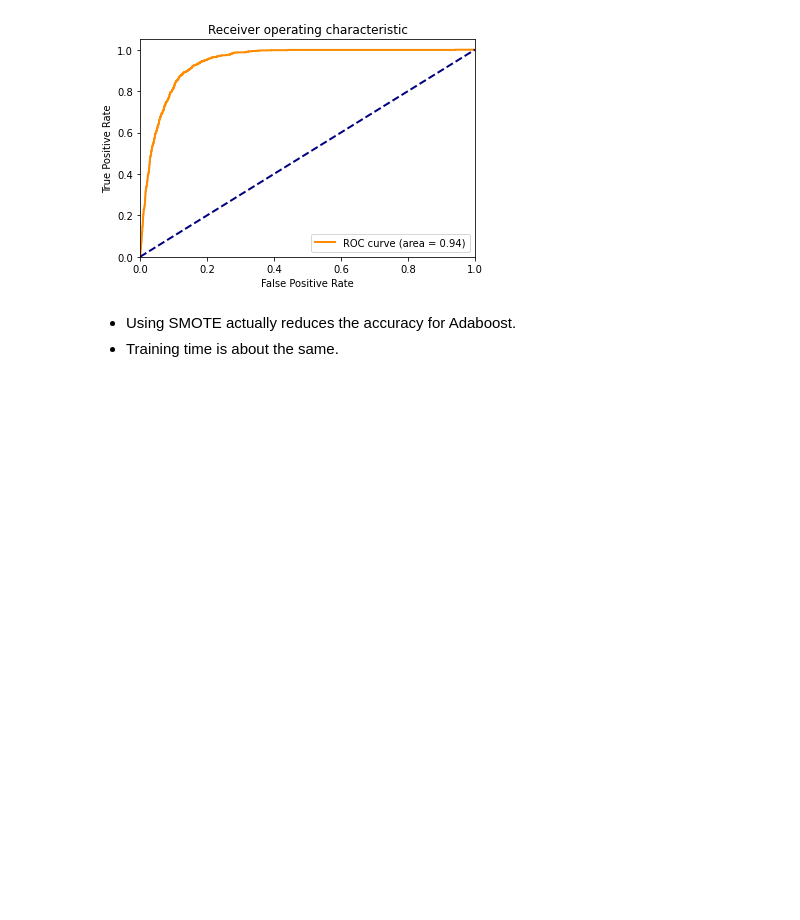
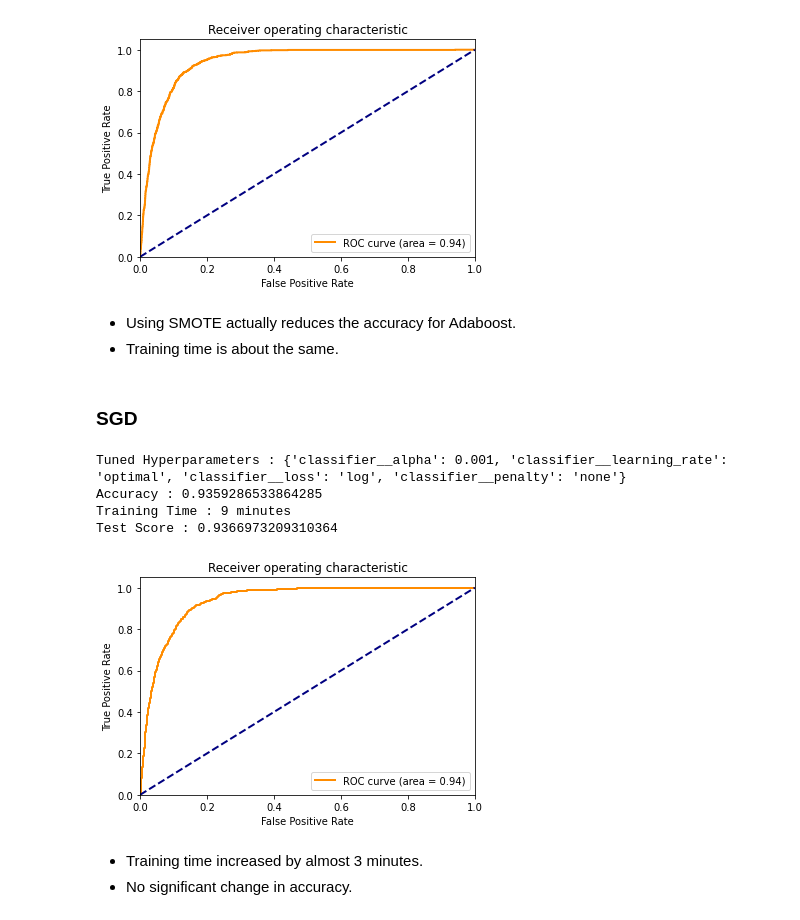
Before and after one commit to gitkym/uvs_bank_marketing_project, a Jupyter notebook: feature_selection.ipynb, the cells around one changed output. Saved outputs shown, nothing was run; the diff lists cells and outputs as text; code cells hidden in the pictures; blank space fills up the shorter version.

Commit message:
smote_trails

```diff
--- a/feature_selection.ipynb
+++ b/feature_selection.ipynb
@@ -576,3 +587,47 @@ Test Score : 0.9416818668761867
 # %% [markdown]
 - Using SMOTE actually reduces the accuracy for Adaboost.
 - Training time is about the same.
+# %% [markdown]
+### SGD
+# %%
+import make_model_3
+reload(make_model_3)
+from make_model_3 import make_model_l, make_model_nl
+
+import make_model_3
+reload(make_model_3)
+from make_model_3 import make_model_l, make_model_nl
+
+random_state = 42
+folds = 5
+over_size = "minority"
+under_size = "majority"
+model_name = f'smote_sgd{over_size}_{under_size}'
+model = SGDClassifier(random_state=random_state)
+parameters = param_grids.param_sgd
+
+df = df_orig.copy()
+
+clf_grid, time, test_score = make_model_nl(df, model, parameters,test_size = 0.2, folds=folds)
+
+# save the model to disk
+pickle.dump(clf_grid, open(f'trained_models/{model_name}.pkl', 'wb'))
+
+output_file = f'trained_models/{model_name}.txt'
+
+with open(output_file, 'w') as f:
+        # Write the tuned hyperparameters and accuracy to file
+        f.write(f"Tuned Hyperparameters: {clf_grid.best_params_}\n")
+        f.write(f"Accuracy: {clf_grid.best_score_}\n")
+        # Write training time in minutes to file
+        f.write(f"Training Time: {time} minutes\n")
+        f.write(f"Test Score: {test_score}\n")
+# %% [output]
+Tuned Hyperparameters : {'classifier__alpha': 0.001, 'classifier__learning_rate': 'optimal', 'classifier__loss': 'log', 'classifier__penalty': 'none'}
+Accuracy : 0.9359286533864285
+Training Time : 9 minutes
+Test Score : 0.9366973209310364
+[figure, added]
+# %% [markdown]
+- Training time increased by almost 3 minutes.
+- No significant change in accuracy.
```
Also changed, not shown: parts of 3 cells of this notebook, 11 other files.
